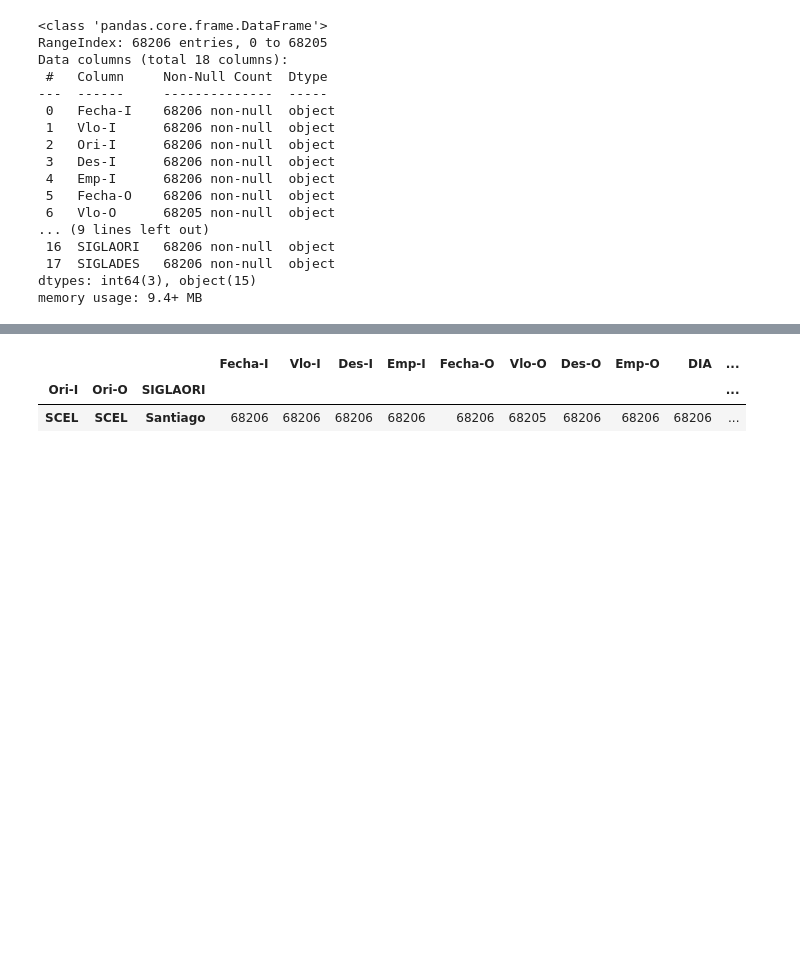
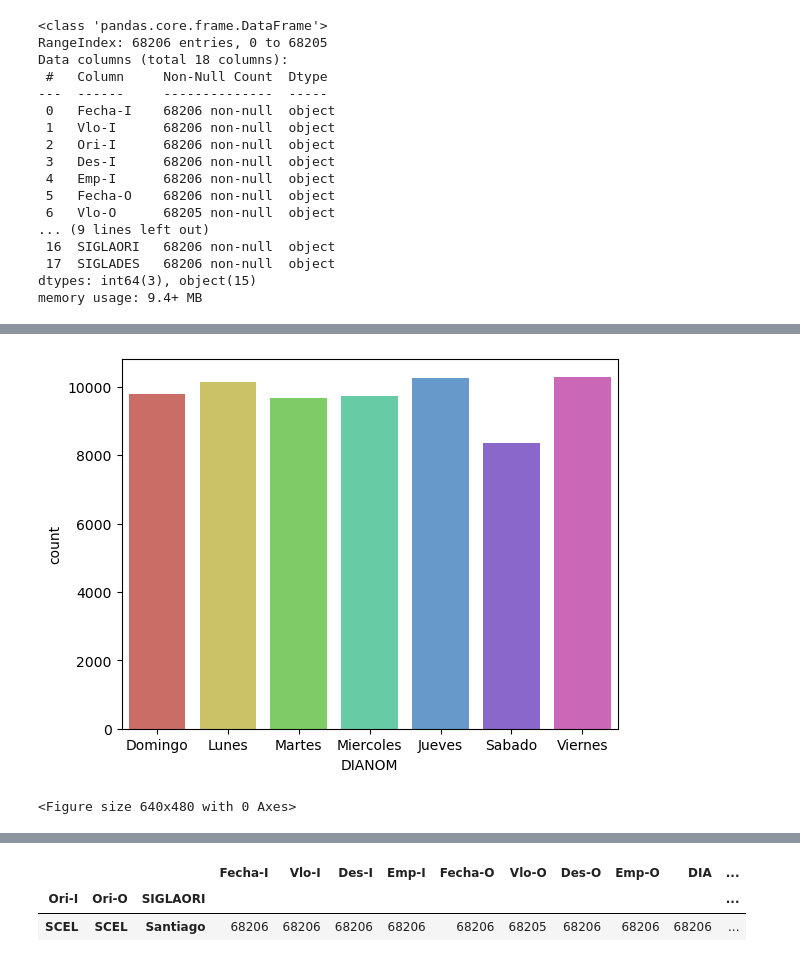
Before and after one commit to diegosalcedo491995/flight-delay, a Jupyter notebook: solution.ipynb, the cells around one changed output, grey strips where cells are left out. Saved outputs shown, nothing was run; the diff lists cells and outputs as text; code cells hidden in the pictures; blank space fills up the shorter version.

```diff
--- a/solution.ipynb
+++ b/solution.ipynb
@@ -50,0 +112,7 @@ Variables categóricas: ['Des-I', 'Vlo-I', 'SIGLADES', 'SIGLAORI', 'OPERA', 'DIA
+# %%
+sns.countplot(x='DIANOM',data = df, palette = 'hls')
+plt.show()
+plt.savefig('count_plot')
+# %% [output]
+[figure, added]
+<Figure size 640x480 with 0 Axes>
```
Also changed, not shown: parts of 41 cells of this notebook, 7 other files.
